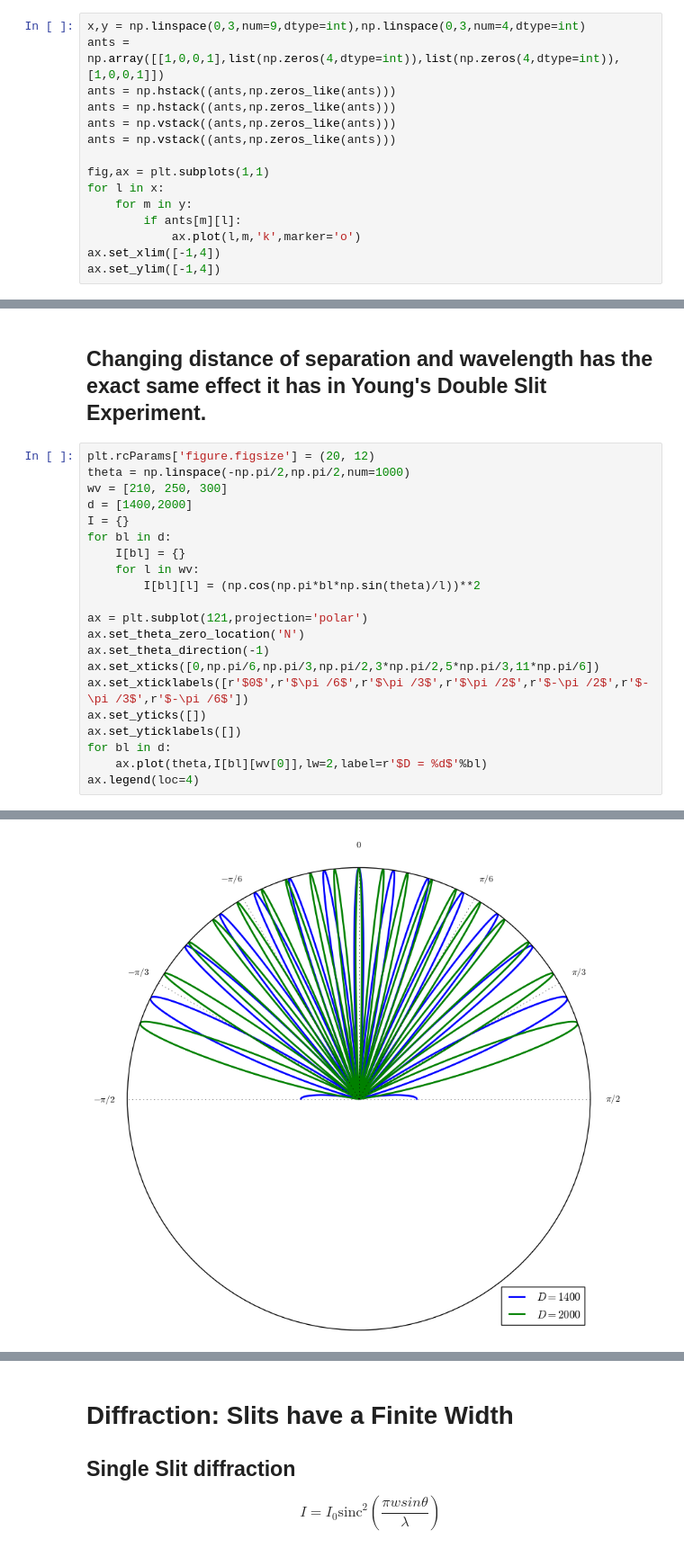
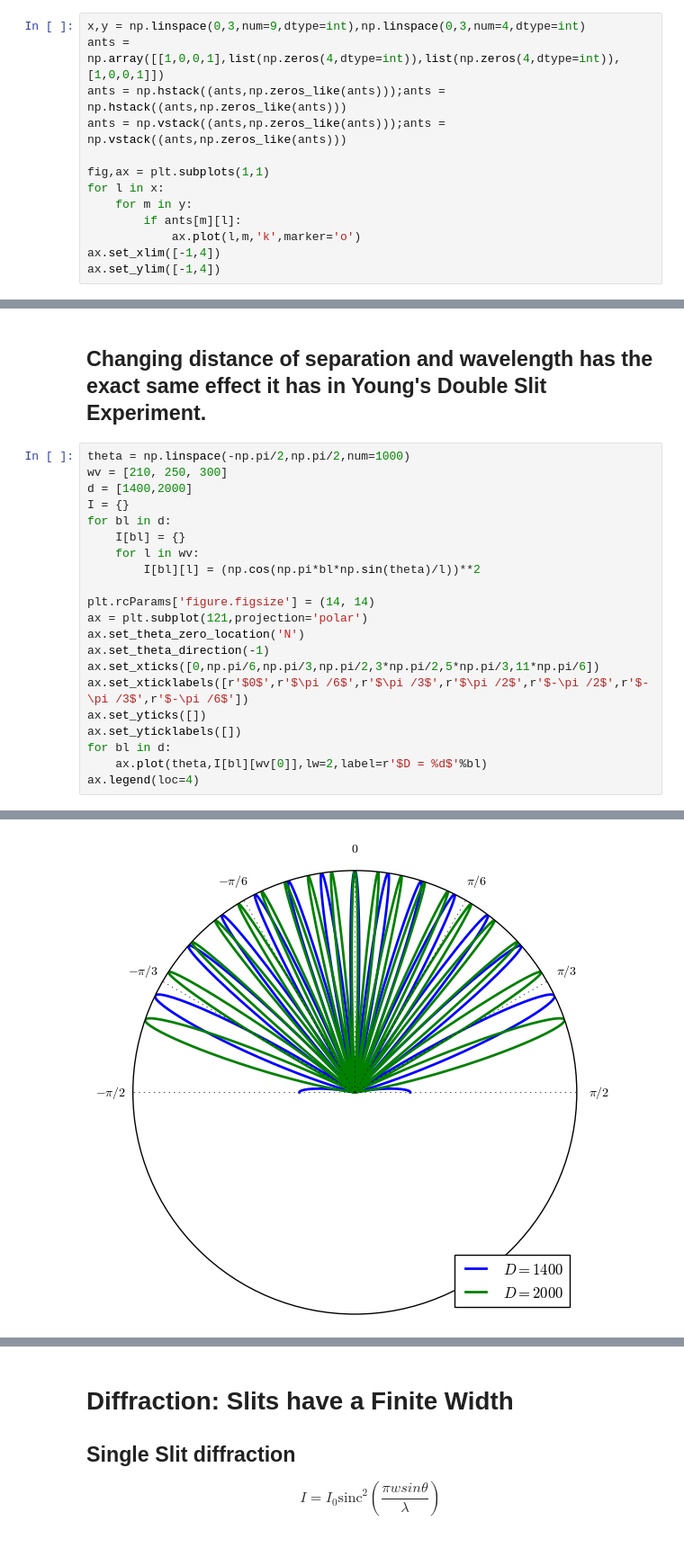
Before and after one commit to dgorthi/Notes, a Jupyter notebook: gsps_6oct2017.ipynb, the cells around one changed output, grey strips where cells are left out. Shown at 90% size. Cells and saved outputs as stored; diff of their text form.

```diff
--- a/gsps_6oct2017.ipynb
+++ b/gsps_6oct2017.ipynb
@@ -93,10 +93,8 @@ Arecibo has a diameter of 305m and a resolution of $4'$ only.
 # %%
 x,y = np.linspace(0,3,num=9,dtype=int),np.linspace(0,3,num=4,dtype=int)
 ants = np.array([[1,0,0,1],list(np.zeros(4,dtype=int)),list(np.zeros(4,dtype=int)),[1,0,0,1]])
-ants = np.hstack((ants,np.zeros_like(ants)))
-ants = np.hstack((ants,np.zeros_like(ants)))
-ants = np.vstack((ants,np.zeros_like(ants)))
-ants = np.vstack((ants,np.zeros_like(ants)))
+ants = np.hstack((ants,np.zeros_like(ants)));ants = np.hstack((ants,np.zeros_like(ants)))
+ants = np.vstack((ants,np.zeros_like(ants)));ants = np.vstack((ants,np.zeros_like(ants)))
 
 fig,ax = plt.subplots(1,1)
 for l in x:
@@ -202,29 +198,29 @@ ax.plot(theta,I1,lw=2,label=r'$\lambda = 210$')
 # %% [markdown]
 ## Changing distance of separation and wavelength has the exact same effect it has in Young's Double Slit Experiment.
 # %%
-plt.rcParams['figure.figsize'] = (20, 12)
 theta = np.linspace(-np.pi/2,np.pi/2,num=1000)
 wv = [210, 250, 300]
 d = [1400,2000]
 I = {}
 for bl in d:
     I[bl] = {}
     for l in wv:
         I[bl][l] = (np.cos(np.pi*bl*np.sin(theta)/l))**2
 
+plt.rcParams['figure.figsize'] = (14, 14)
 ax = plt.subplot(121,projection='polar')
 ax.set_theta_zero_location('N')
 ax.set_theta_direction(-1)
 ax.set_xticks([0,np.pi/6,np.pi/3,np.pi/2,3*np.pi/2,5*np.pi/3,11*np.pi/6])
 ax.set_xticklabels([r'$0$',r'$\pi /6$',r'$\pi /3$',r'$\pi /2$',r'$-\pi /2$',r'$-\pi /3$',r'$-\pi /6$'])
 ax.set_yticks([])
 ax.set_yticklabels([])
 for bl in d:
     ax.plot(theta,I[bl][wv[0]],lw=2,label=r'$D = %d$'%bl)
 ax.legend(loc=4)
 # %% [output]
 <matplotlib.legend.Legend at 0x...>
-[figure, old version]
+[figure, new version]
 # %%
 ax1 = plt.subplot(122,projection='polar')
 ax1.set_theta_zero_location('N')
```
Also changed, not shown: parts of 9 cells of this notebook, 2 other files.
